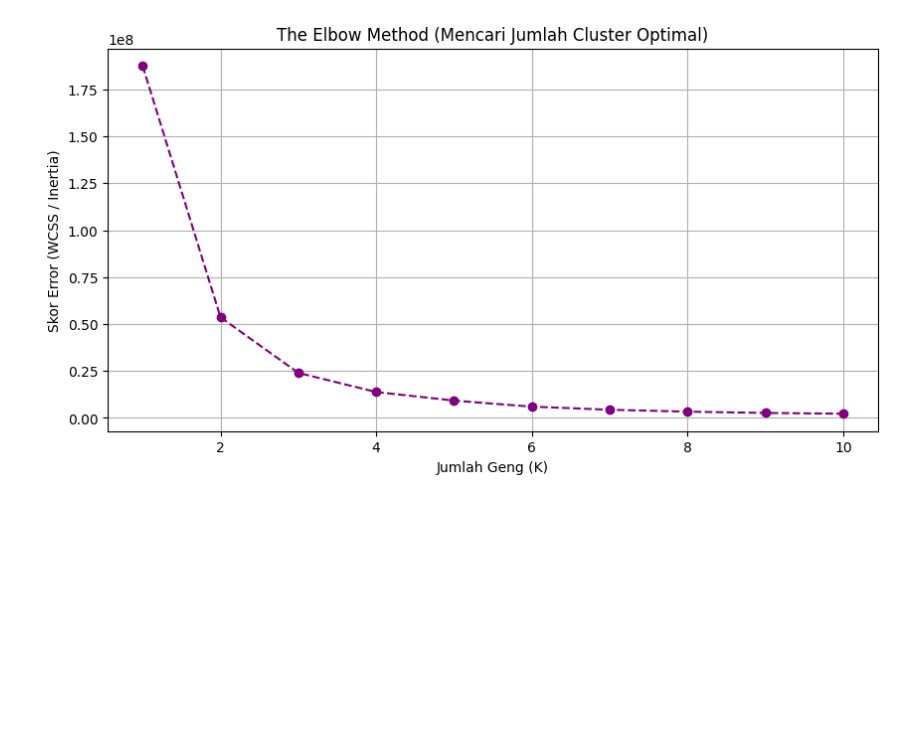
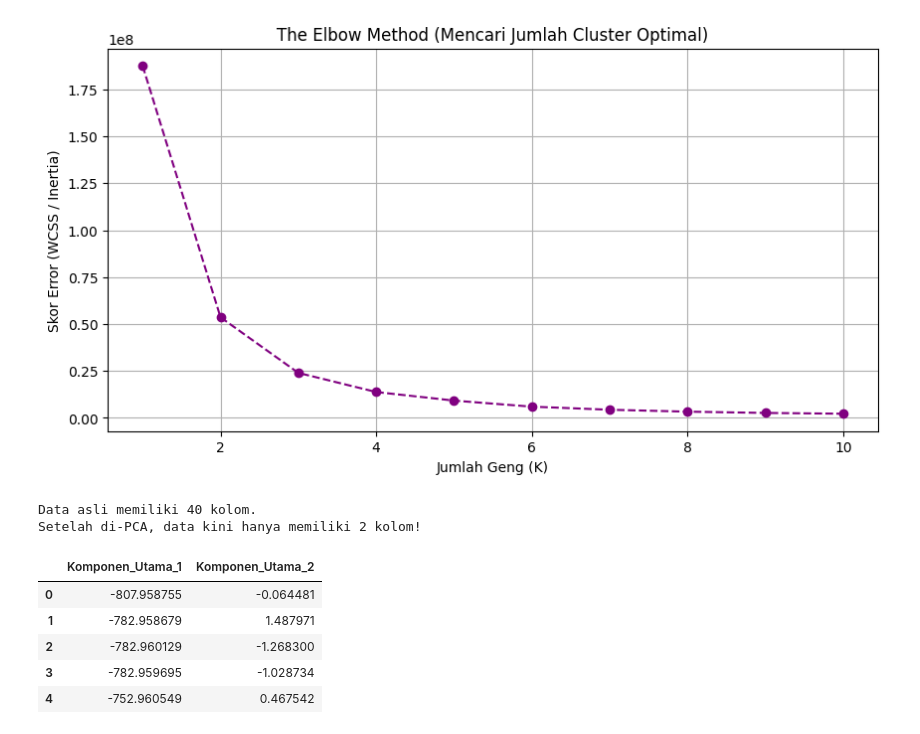
Before and after one commit to zippynx/ml-journey, a Jupyter notebook: 04-Unsupervised-Learning/clustering_mobil.ipynb, the cells around one changed output. Saved outputs shown, nothing was run; the diff lists cells and outputs as text; code cells hidden in the pictures; blank space fills up the shorter version.

```diff
--- a/04-Unsupervised-Learning/clustering_mobil.ipynb
+++ b/04-Unsupervised-Learning/clustering_mobil.ipynb
@@ -90,3 +90,30 @@ plt.grid(True)
 plt.show()
 # %% [output]
 [figure]
+# %%
+from sklearn.decomposition import PCA
+
+# 1. Menyiapkan seluruh data utuh (membuang kolom 'Cluster' hasil tebakan kemarin)
+X_utuh = df.drop(columns=['Cluster'], errors='ignore')
+
+# 2. Inisialisasi PCA untuk memeras data menjadi 2 dimensi (2 kolom)
+pca = PCA(n_components=2, random_state=42)
+
+# 3. Proses pemerasan (Transformasi)
+X_pca = pca.fit_transform(X_utuh)
+
+# 4. Membungkus hasilnya menjadi DataFrame baru
+df_pca = pd.DataFrame(data=X_pca, columns=['Komponen_Utama_1', 'Komponen_Utama_2'])
+
+print("Data asli memiliki", X_utuh.shape[1], "kolom.")
+print("Setelah di-PCA, data kini hanya memiliki", df_pca.shape[1], "kolom!")
+display(df_pca.head())
+# %% [output]
+Data asli memiliki 40 kolom.
+Setelah di-PCA, data kini hanya memiliki 2 kolom!
+|  | Komponen_Utama_1 | Komponen_Utama_2 |
+| 0 | -807.958755 | -0.064481 |
+| 1 | -782.958679 | 1.487971 |
+| 2 | -782.960129 | -1.268300 |
+| 3 | -782.959695 | -1.028734 |
+| 4 | -752.960549 | 0.467542 |
```
Also changed, not shown: parts of 2 cells of this notebook.
